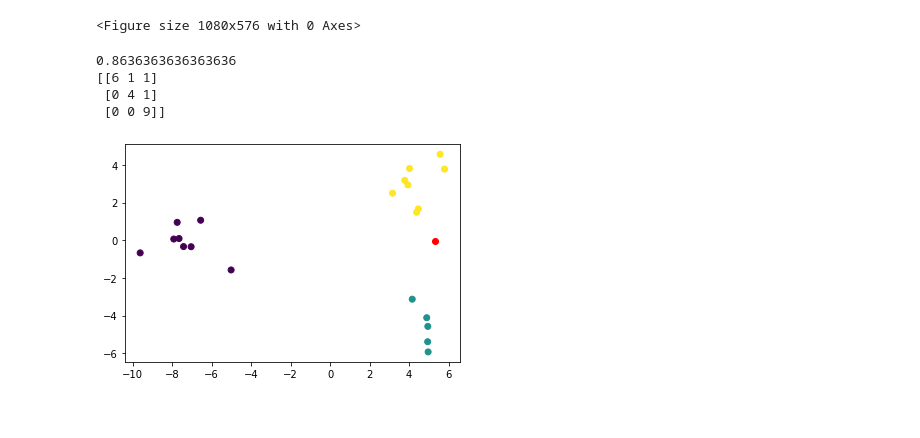
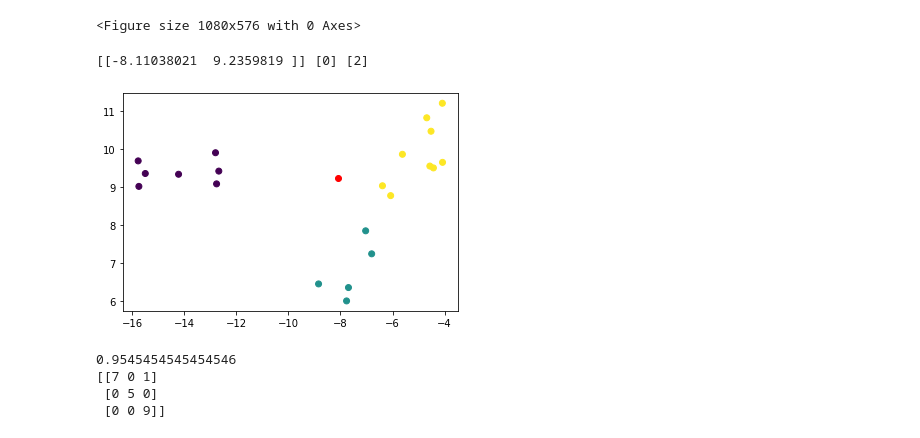
Before and after one commit to baton96/Complex-Networks, a Jupyter notebook: A4/A4.ipynb, the cells around one changed output. Drawn from its saved outputs; the diff is of its cells as text; code cells hidden in the pictures.

Commit message:
Extended classification with RandomForest+cleanup

```diff
--- a/A4/A4.ipynb
+++ b/A4/A4.ipynb
@@ -184,45 +185,46 @@ pass
 # %% [output]
 <Figure size 1080x576 with 0 Axes>
 # %%
-from sklearn.neighbors import KNeighborsClassifier, NearestCentroid
 from sklearn.discriminant_analysis import LinearDiscriminantAnalysis
-from sklearn.neighbors import NeighborhoodComponentsAnalysis
+from sklearn.ensemble import RandomForestClassifier, ExtraTreesClassifier
 from sklearn.model_selection import LeaveOneOut
 from sklearn.metrics import confusion_matrix
-from sklearn.utils import shuffle
-from collections import Counter
+import warnings
 
-n_neighbors = min(Counter(y).values())
-scores = []
+y = df['genus'].astype('category').cat.codes.values
+#y = (df['genus']+df['subgenus']).astype('category').cat.codes.values
+
 y_pred = []
 for train_index, test_index in LeaveOneOut().split(X):
     X_train, X_test = X.iloc[train_index], X.iloc[test_index]
     y_train, y_test = y[train_index], y[test_index]
-    X_train, y_train = shuffle(X_train, y_train, random_state=0)
 
-    #dimRed = NeighborhoodComponentsAnalysis(n_components=2, random_state=0)
-    dimRed = LinearDiscriminantAnalysis(n_components=2)
-    dimRed.fit(X_train, y_train)
-    X_train = dimRed.transform(X_train)
-    X_test = dimRed.transform(X_test)
+    with warnings.catch_warnings():
+        warnings.simplefilter("ignore")
+        dimRed = LinearDiscriminantAnalysis(solver='eigen', shrinkage='auto')
+        X_train = dimRed.fit_transform(X_train, y_train)
+        X_test = dimRed.transform(X_test)
 
-    #clf = KNeighborsClassifier(n_neighbors=n_neighbors, n_jobs=-1)
-    clf = NearestCentroid()
+    #clf = RandomForestClassifier(random_state=42, n_jobs=-1)
+    clf = ExtraTreesClassifier(random_state=42, n_jobs=-1)
     clf.fit(X_train, y_train)
+    predicted = clf.predict(X_test)
 
-    y_pred.append(clf.predict(X_test))
+    y_pred.append(predicted)
+
+    if predicted!=y_test:
+        print(X_test, y_test, predicted)
+        plt.scatter(X_train[:, 0], X_train[:, 1], c=y_train)
+        plt.scatter(X_test[:, 0], X_test[:, 1], c='red')
+        plt.show()
+
+print(np.mean([i==j for i,j in zip(y, y_pred)]))
+cm = confusion_matrix(y, y_pred)
+print(cm)
+# %% [output]
+[[-8.11038021  9.2359819 ]] [0] [2]
+[figure, added]
+0.9545454545454546
+[[7 0 1]
+ [0 5 0]
+ [0 0 9]]
-# %%
-print(np.mean([i==j for i,j in zip(y, y_pred)]))
-cm = confusion_matrix(y, y_pred)
-print(cm)
-# %% [output]
-0.8636363636363636
-[[6 1 1]
- [0 4 1]
- [0 0 9]]
-# %%
-plt.scatter(X_train[:, 0], X_train[:, 1], c=y_train)
-plt.scatter(X_test[:, 0], X_test[:, 1], c='red')
-plt.show()
-# %% [output]
-[figure, removed]
```
Also changed, not shown: parts of 4 cells of this notebook.
